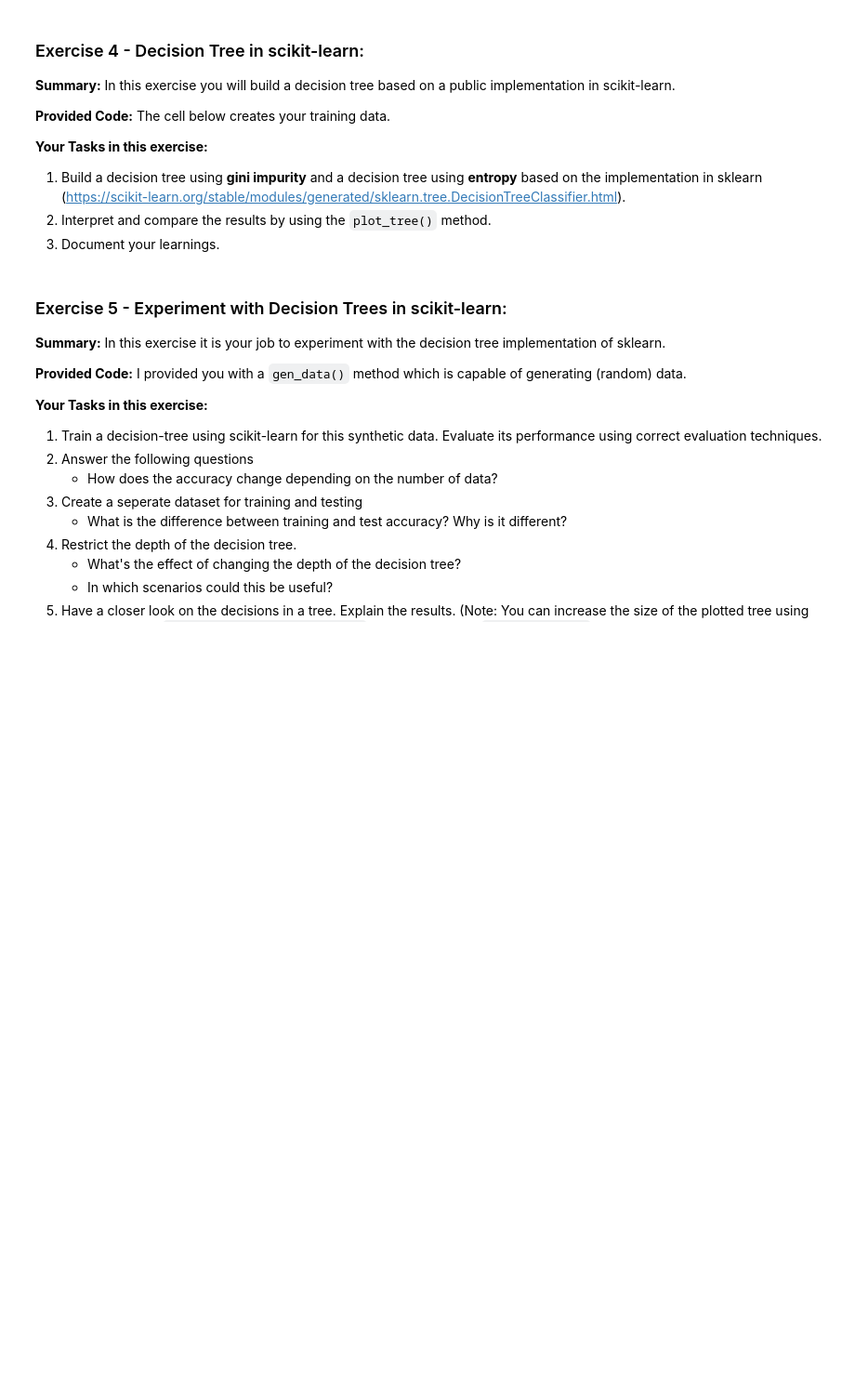
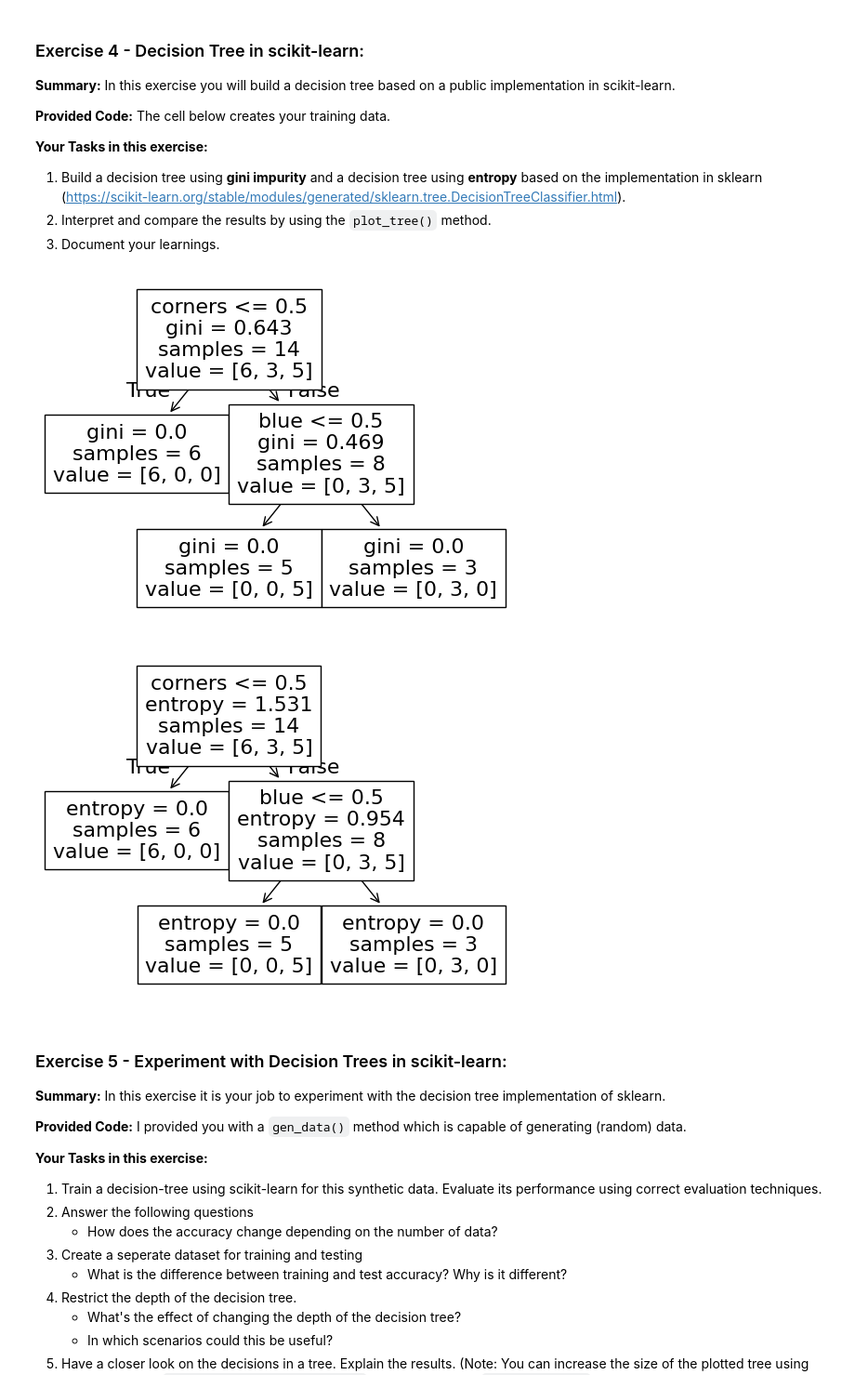
Before and after one commit to numanfh/machine-learning, a Jupyter notebook: Machine-Learning/Decision-Trees/Decision-Tree-Exercises.ipynb, the cells around one changed output. Shown at 93% size. Cells and saved outputs as stored; diff of their text form; code cells hidden in the pictures; blank space fills up the shorter version.

```diff
--- a/Machine-Learning/Decision-Trees/Decision-Tree-Exercises.ipynb
+++ b/Machine-Learning/Decision-Trees/Decision-Tree-Exercises.ipynb
@@ -208,6 +214,27 @@ X = np.array([[0, 1],  # circle 1
               [1, 0],  # rectangle 4
               [1, 0]   # rectangle 5
             ])
+# %%
+import matplotlib.pyplot as plt
+
+# Baum mit Gini
+clf_gini = tree.DecisionTreeClassifier(criterion="gini")
+clf_gini.fit(X, Y)
+
+# Baum mit Entropy
+clf_entropy = tree.DecisionTreeClassifier(criterion="entropy")
+clf_entropy.fit(X, Y)
+
+# Gini-Baum plotten
+tree.plot_tree(clf_gini, feature_names=["corners", "blue"])
+plt.show()
+
+# Entropy-Baum plotten
+tree.plot_tree(clf_entropy, feature_names=["corners", "blue"])
+plt.show()
+# %% [output]
+[figure, added]
+[figure, added]
 # %% [markdown]
 ### Exercise 5 - Experiment with Decision Trees in scikit-learn:
 
```
Also changed, not shown: parts of 3 cells of this notebook.
